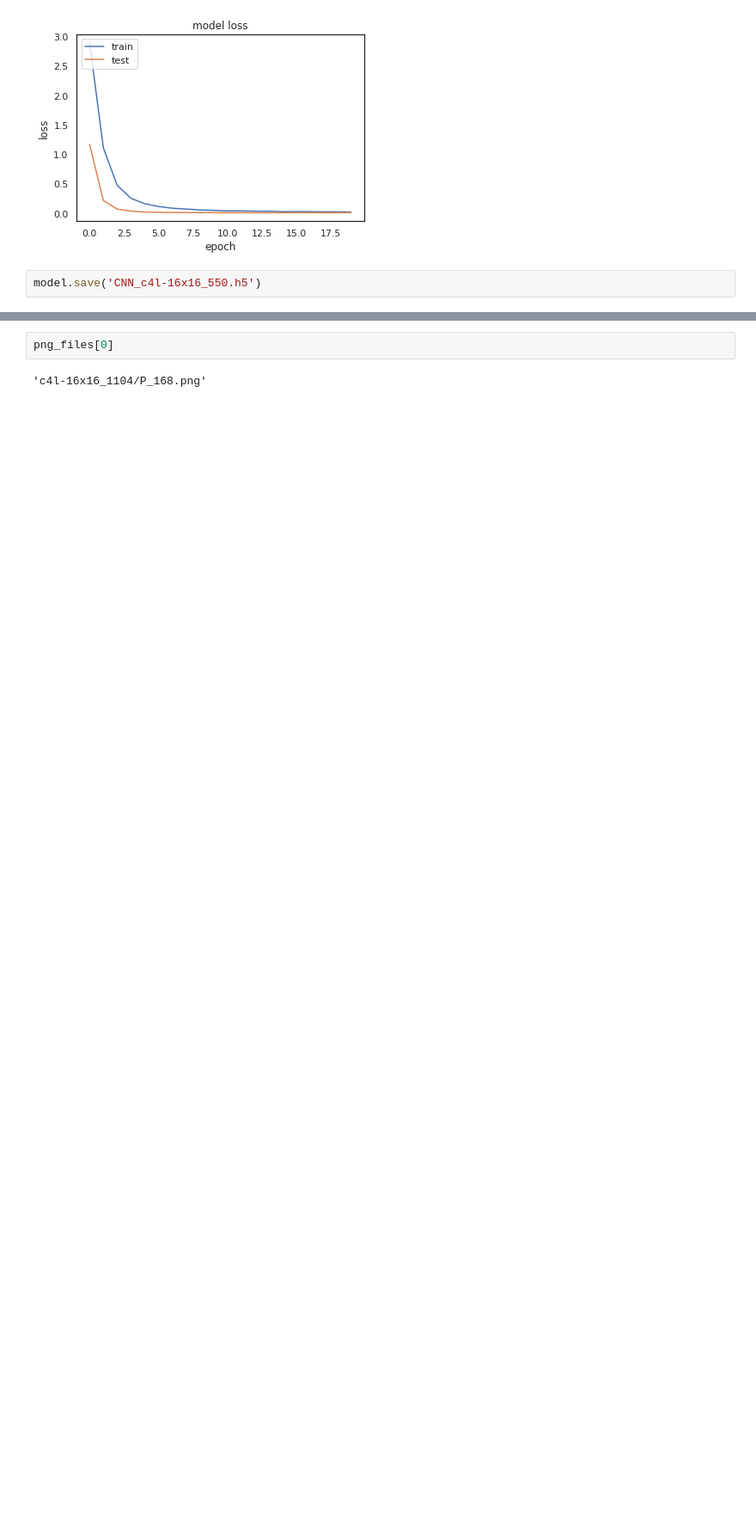
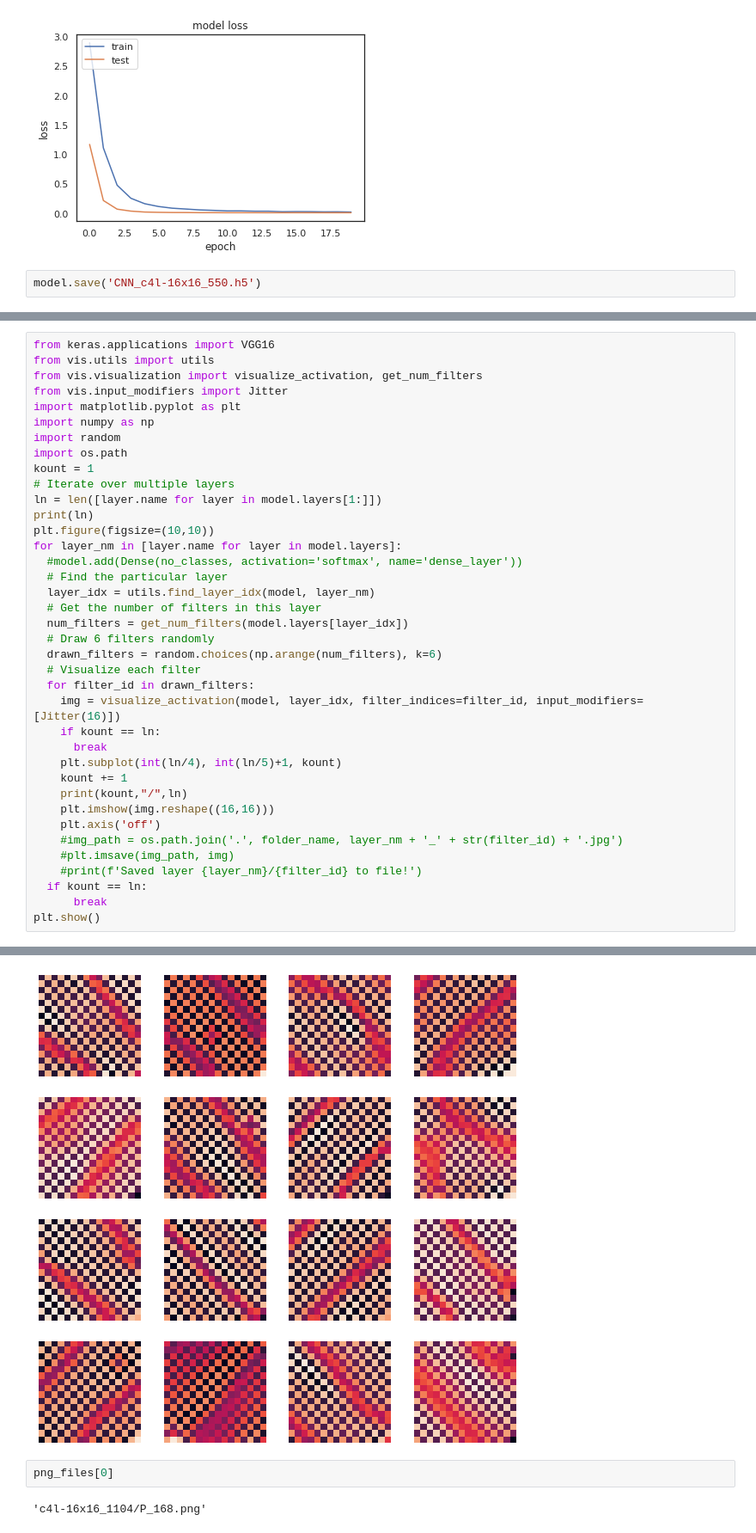
Before and after one commit to Jimut123/CAPTCHA, a Jupyter notebook: pyfiles/c4l_16x16_550/CNN_c4l_16x16_550.ipynb, the cells around one changed output, grey strips where cells are left out. Shown at 86% size. Saved outputs shown, nothing was run; the diff lists cells and outputs as text; blank space fills up the shorter version.

```diff
--- a/pyfiles/c4l_16x16_550/CNN_c4l_16x16_550.ipynb
+++ b/pyfiles/c4l_16x16_550/CNN_c4l_16x16_550.ipynb
@@ -352,0 +444,39 @@ MessageError: ignored
+# %%
+from keras.applications import VGG16
+from vis.utils import utils
+from vis.visualization import visualize_activation, get_num_filters
+from vis.input_modifiers import Jitter
+import matplotlib.pyplot as plt
+import numpy as np
+import random
+import os.path
+kount = 1
+# Iterate over multiple layers
+ln = len([layer.name for layer in model.layers[1:]])
+print(ln)
+plt.figure(figsize=(10,10))
+for layer_nm in [layer.name for layer in model.layers]:
+  #model.add(Dense(no_classes, activation='softmax', name='dense_layer'))
+  # Find the particular layer
+  layer_idx = utils.find_layer_idx(model, layer_nm)
+  # Get the number of filters in this layer
+  num_filters = get_num_filters(model.layers[layer_idx])
+  # Draw 6 filters randomly
+  drawn_filters = random.choices(np.arange(num_filters), k=6)
+  # Visualize each filter
+  for filter_id in drawn_filters:
+    img = visualize_activation(model, layer_idx, filter_indices=filter_id, input_modifiers=[Jitter(16)])
+    if kount == ln:
+      break
+    plt.subplot(int(ln/4), int(ln/5)+1, kount)
+    kount += 1
+    print(kount,"/",ln)
+    plt.imshow(img.reshape((16,16)))
+    plt.axis('off')
+    #img_path = os.path.join('.', folder_name, layer_nm + '_' + str(filter_id) + '.jpg')
+    #plt.imsave(img_path, img)
+    #print(f'Saved layer {layer_nm}/{filter_id} to file!')
+  if kount == ln:
+      break
+plt.show()
+# %% [output]
@@ -353,3 +500,4 @@ MessageError: ignored
+[figure, added]
 # %%
 png_files[0]
 # %% [output]
```
Also changed, not shown: parts of 12 cells of this notebook, 6 other files.
